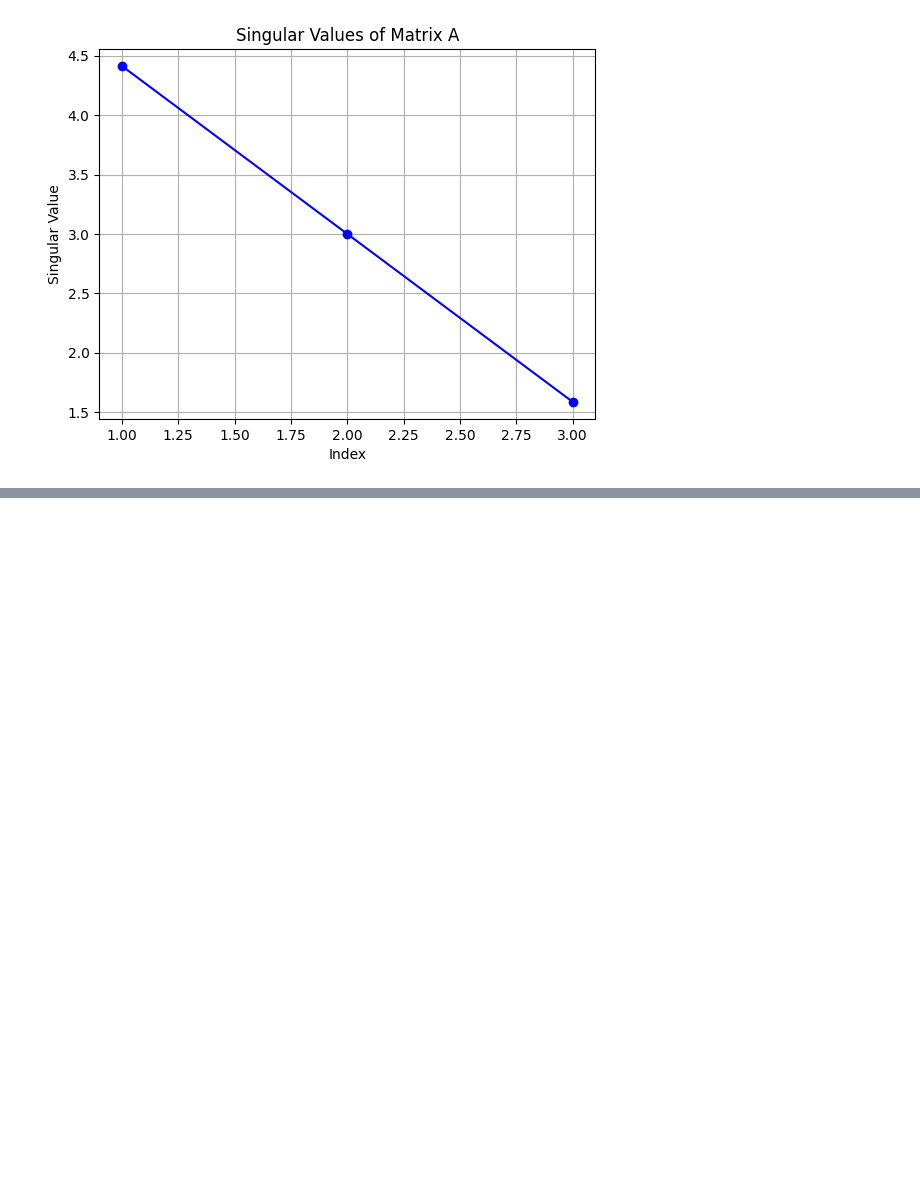
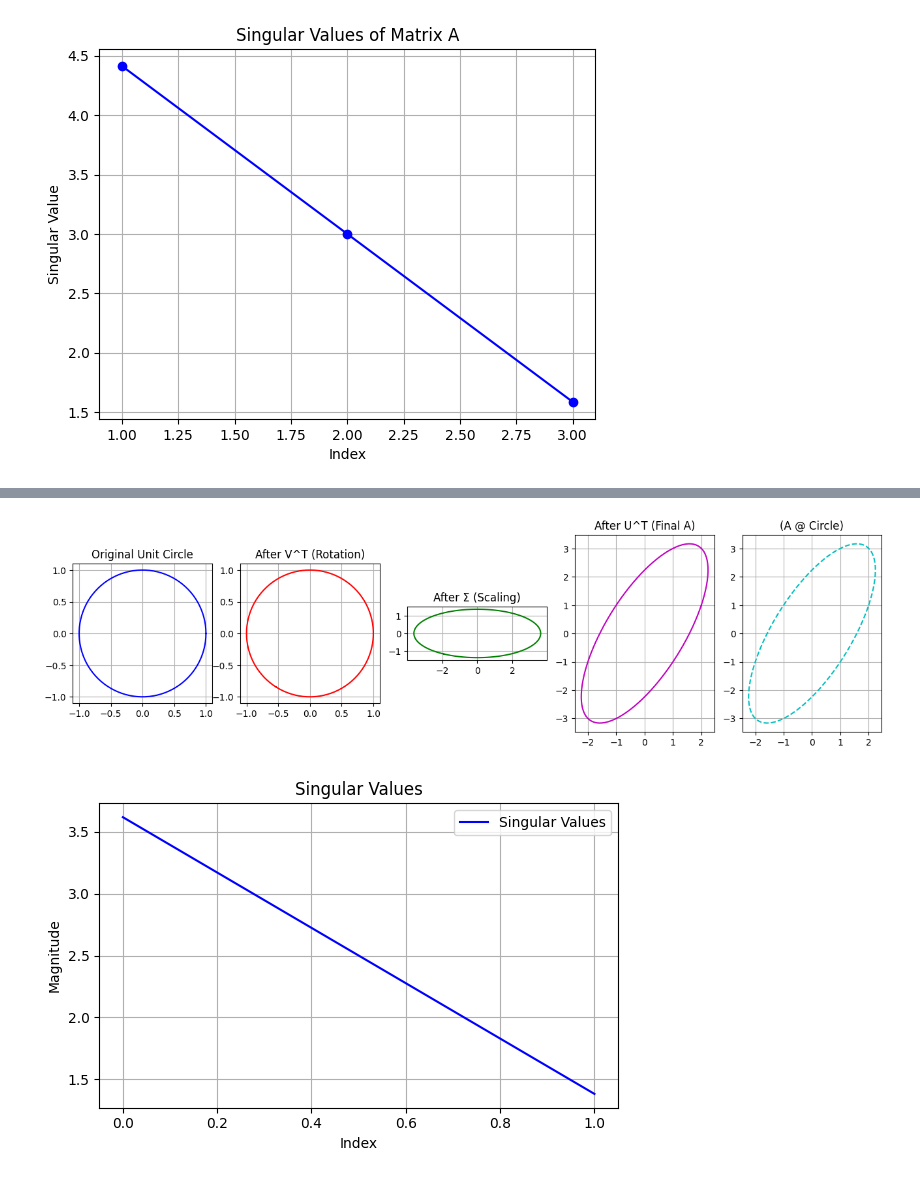
Before and after one commit to LauriSarap/huawei-sweden-tech-arena, a Jupyter notebook: 1_svd_basics.ipynb, the cells around one changed output, grey strips where cells are left out. Drawn from its saved outputs; the diff is of its cells as text; code cells hidden in the pictures; blank space fills up the shorter version.

```diff
--- a/1_svd_basics.ipynb
+++ b/1_svd_basics.ipynb
@@ -272,0 +286,68 @@ Frobenius norm from singular values:
+# %%
+import numpy as np
+import matplotlib.pyplot as plt
+
+np.random.seed(0)
+A = np.array([[2,1], [1,3]])
+
+# Points on a unit circle
+theta = np.linspace(0, 2 * np.pi, 100)
+circle = np.array([np.cos(theta), np.sin(theta)]).T
+
+# SVD computation
+U, S, Vt = np.linalg.svd(A)
+
+# Transformed unit circle
+transformed_Vt = circle @ Vt.T  # Apply V^T (rotation)
+transformed_Sigma = transformed_Vt @ np.diag(S)  # Apply Sigma (scaling)
+transformed_A = transformed_Sigma @ U.T  # Apply U^T (rotation), equivalent to A @ circle
+
+immediate_transformation = (A @ circle.T).T  # Immediate transformation A @ circle
+
+# Plotting
+fig, axs = plt.subplots(1, 5, figsize=(16, 4))
+
+# Original circle
+axs[0].plot(circle[:, 0], circle[:, 1], 'b-', label='Unit Circle')
+axs[0].set_title('Original Unit Circle')
+axs[0].set_aspect('equal')
+axs[0].grid(True)
+
+# After V^T (rotation)
+axs[1].plot(transformed_Vt[:, 0], transformed_Vt[:, 1], 'r-', label='After V^T')
+axs[1].set_title('After V^T (Rotation)')
+axs[1].set_aspect('equal')
+axs[1].grid(True)
+
+# After Sigma (scaling)
+axs[2].plot(transformed_Sigma[:, 0], transformed_Sigma[:, 1], 'g-', label='After Σ (Scaling)')
+axs[2].set_title('After Σ (Scaling)')
+axs[2].set_aspect('equal')
+axs[2].grid(True)
+
+# After U^T (rotation)
+axs[3].plot(transformed_A[:, 0], transformed_A[:, 1], 'm-', label='After U (Final)')
+axs[3].set_title('After U^T (Final A)')
+axs[3].set_aspect('equal')
+axs[3].grid(True)
+
+# Immediate transformation
+axs[4].plot(immediate_transformation[:, 0], immediate_transformation[:, 1], 'c--', label='Immediate A @ Circle')
+axs[4].set_title('(A @ Circle)')
+axs[4].set_aspect('equal')
+axs[4].grid(True)
+
+# Singular values
+plt.figure(figsize=(6, 4))
+plt.plot(S, 'b-', label='Singular Values')
+plt.title('Singular Values')
+plt.xlabel('Index')
+plt.ylabel('Magnitude')
+plt.grid(True)
+plt.legend()
+
+plt.tight_layout()
+plt.show()
+# %% [output]
+[figure, added]
+[figure, added]
```
Also changed, not shown: parts of 3 cells of this notebook, 1 other file.
